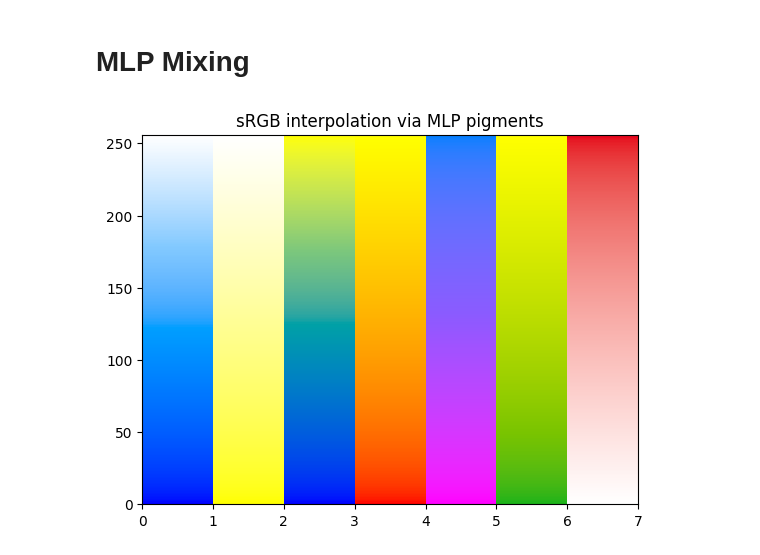
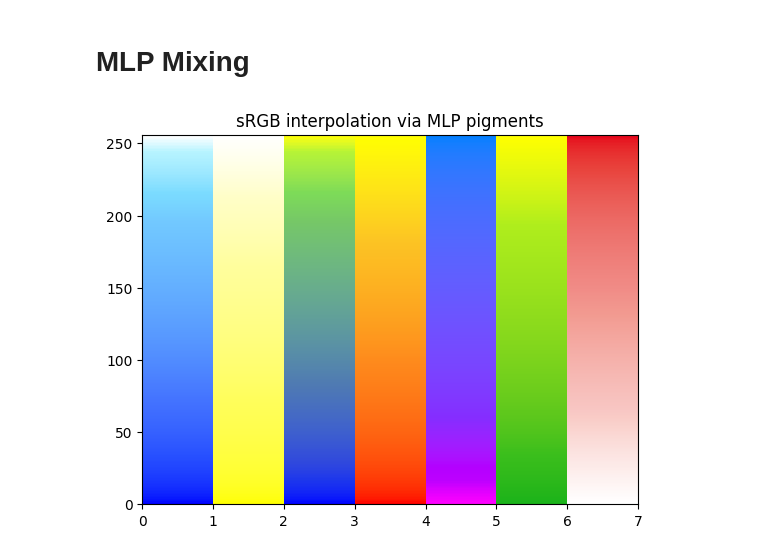
Before and after one commit to romainguy/vibrance, a Jupyter notebook: scripts/Paint Mixing.ipynb, the cells around one changed output. Saved outputs shown, nothing was run; the diff lists cells and outputs as text; code cells hidden in the pictures.

```diff
--- a/scripts/Paint Mixing.ipynb
+++ b/scripts/Paint Mixing.ipynb
@@ -97,34 +97,34 @@ if os.path.exists(data_config.model_path_onnx):
 
         c1 = np.append(concentrations, 1.0 - concentrations.sum())
         linear_rgb1 = pigments.EOTF_sRGB(input_data)
-        r1 = linear_rgb1 - pg.mix_as_curve(c1)
+        r1 = linear_rgb1 - pg.mix_as_nn(c1)
 
         input_data = np.array([rgb2[k]], dtype=np.float32)
         results = session.run([output_name], {input_name: input_data})
         concentrations = np.clip(results[0][0], 0.0, 1.0)
 
         c2 = np.append(concentrations, 1.0 - concentrations.sum())
         linear_rgb2 = pigments.EOTF_sRGB(input_data)
-        r2 = linear_rgb2 - pg.mix_as_curve(c2)
+        r2 = linear_rgb2 - pg.mix_as_nn(c2)
 
         for j in range(patchCount):
             t = j / (patchCount - 1.0)
             #rgb = pg.latent_lerp(c1, r1, c2, r2, t)
             c = (1 - t) * c1 + t * c2
             r = (1 - t) * r1 + t * r2
-            rgb = np.clip(pigments.OETF_sRGB(pg.mix_as_curve(c) + r), 0, 1)
+            rgb = np.clip(pigments.OETF_sRGB(pg.mix_as_nn(c) + r), 0, 1)
 
             ax.add_patch(
                 patches.Rectangle(
                     (k, j), 1, 1,
                     facecolor=rgb
                 )
             )
 
     ax.set_xlim(0, len(rgb1))
     ax.set_ylim(0, patchCount)
 
     plt.title('sRGB interpolation via MLP pigments')
     plt.show()
 # %% [output]
-[figure, old version]
+[figure, new version]
```
Also changed, not shown: 12 other files.
